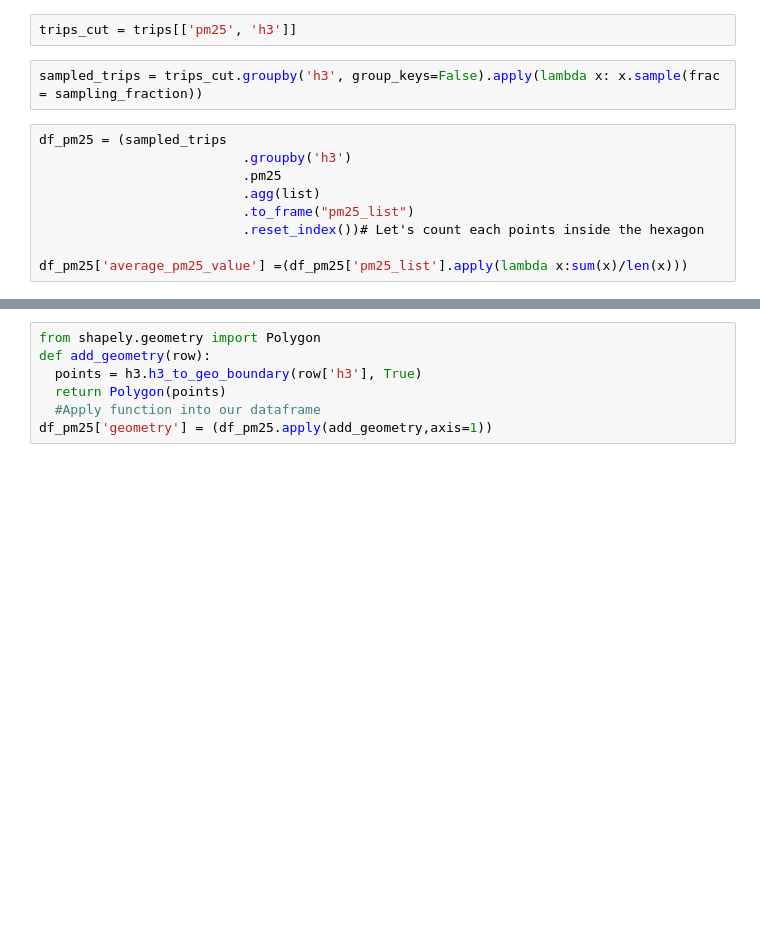
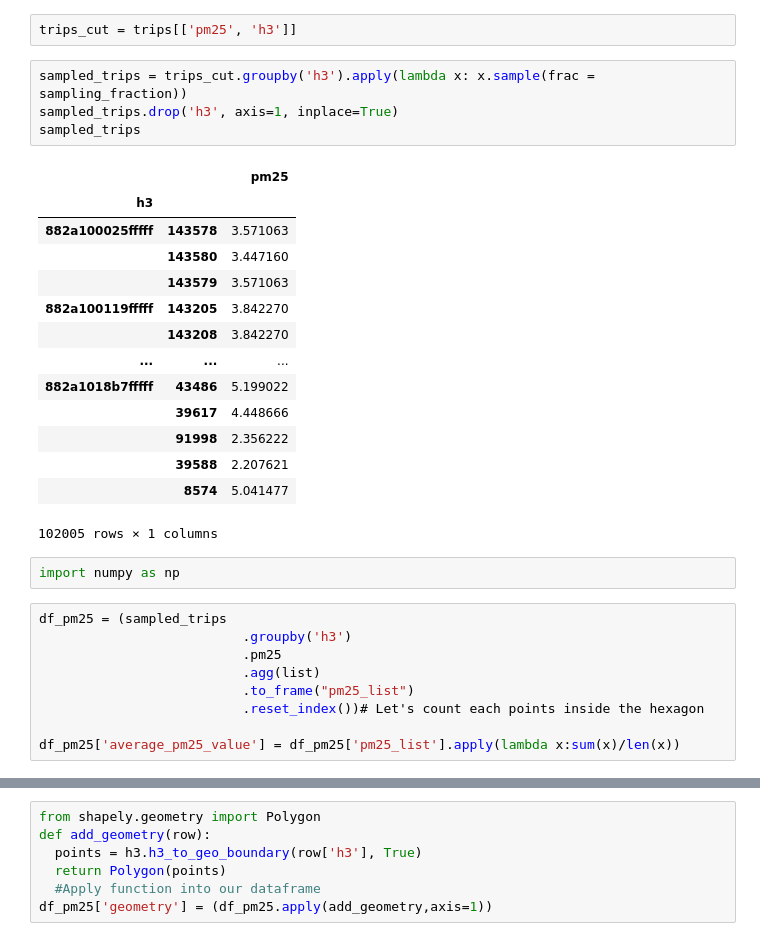
Before and after one commit to Dr-Isam-ALJAWARNEH/ds-project-Stratified-based-Geospatial-Online-Sampling, a Jupyter notebook: code/H3_with_plot.ipynb, the cells around one changed output, grey strips where cells are left out. Drawn from its saved outputs; the diff is of its cells as text; blank space fills up the shorter version.

```diff
--- a/code/H3_with_plot.ipynb
+++ b/code/H3_with_plot.ipynb
@@ -55,7 +47,26 @@ trips['h3'] = trips.apply(lambda x: h3.geo_to_h3(x.latitude, x.longitude, resolu
 # %%
 trips_cut = trips[['pm25', 'h3']]
 # %%
-sampled_trips = trips_cut.groupby('h3', group_keys=False).apply(lambda x: x.sample(frac = sampling_fraction))
+sampled_trips = trips_cut.groupby('h3').apply(lambda x: x.sample(frac = sampling_fraction))
+sampled_trips.drop('h3', axis=1, inplace=True)
+sampled_trips
+# %% [output]
+|  |  | pm25 |
+| h3 |  |  |
+| 882a100025fffff | 143578 | 3.571063 |
+|  | 143580 | 3.447160 |
+|  | 143579 | 3.571063 |
+| 882a100119fffff | 143205 | 3.842270 |
+|  | 143208 | 3.842270 |
+| ... | ... | ... |
+| 882a1018b7fffff | 43486 | 5.199022 |
+|  | 39617 | 4.448666 |
+|  | 91998 | 2.356222 |
+|  | 39588 | 2.207621 |
+|  | 8574 | 5.041477 |
+102005 rows × 1 columns
+# %%
+import numpy as np
 # %%
 df_pm25 = (sampled_trips
                           .groupby('h3')
@@ -64,7 +75,7 @@ df_pm25 = (sampled_trips
                           .to_frame("pm25_list")
                           .reset_index())# Let's count each points inside the hexagon
 
-df_pm25['average_pm25_value'] =(df_pm25['pm25_list'].apply(lambda x:sum(x)/len(x)))
+df_pm25['average_pm25_value'] = df_pm25['pm25_list'].apply(lambda x:sum(x)/len(x))
 # %%
 df_pm25.sort_values('average_pm25_value',ascending=False)
 # %% [output]
```
Also changed, not shown: parts of 3 cells of this notebook, 2 other files.
